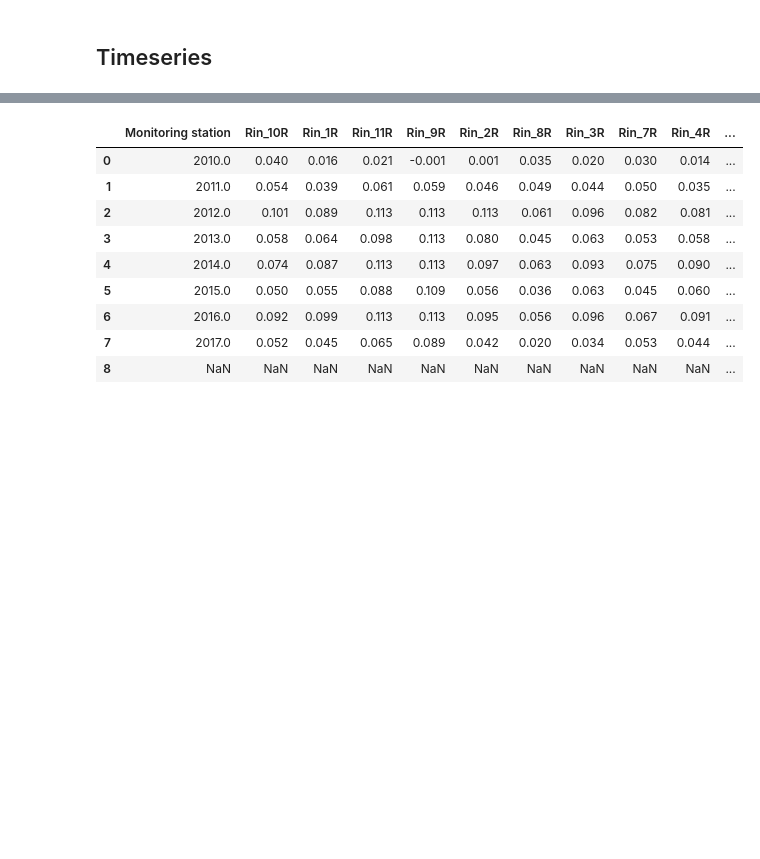
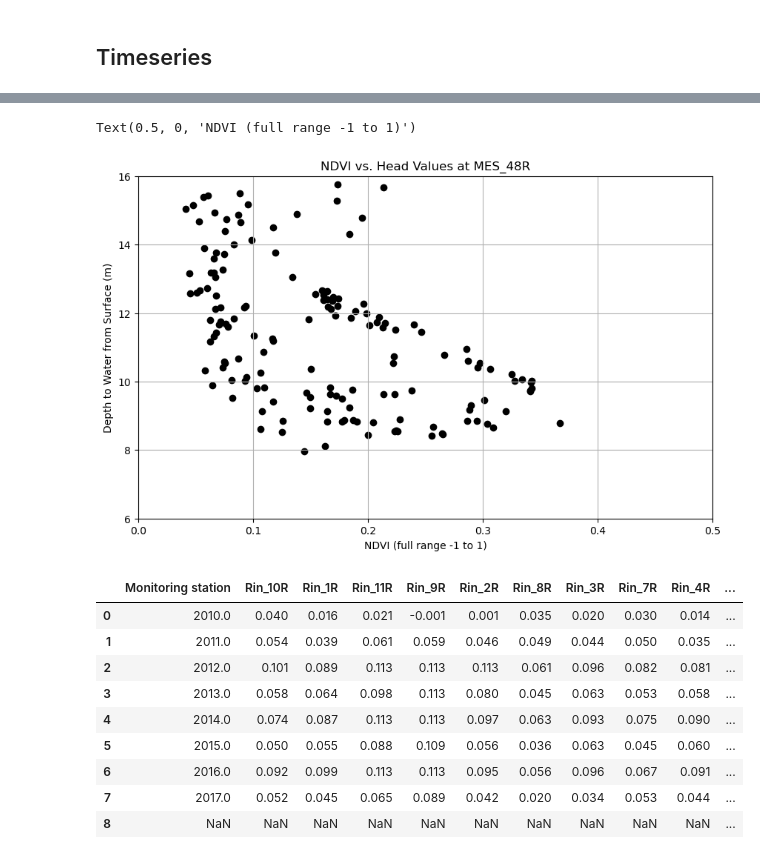
Before and after one commit to dtadych/Tadych_PlanetData_Challenge, a Jupyter notebook: RioGrandeAnalysis_Expanded_JustAnalysis.ipynb, the cells around one changed output, grey strips where cells are left out. Saved outputs shown, nothing was run; the diff lists cells and outputs as text; code cells hidden in the pictures; blank space fills up the shorter version.

```diff
--- a/RioGrandeAnalysis_Expanded_JustAnalysis.ipynb
+++ b/RioGrandeAnalysis_Expanded_JustAnalysis.ipynb
@@ -820,0 +880,6 @@ Text(0, 0.5, 'NDVI (-1 to 1)')
+# %%
+head = head_rawdata[['DateTime','DTW_Surface']]
+head.set_index("DateTime", inplace=True)
+head.index = pd.to_datetime(head.index)
+head = head.reset_index()
+head.info()
@@ -820,0 +896,5 @@ Text(0, 0.5, 'NDVI (-1 to 1)')
+# %%
+NDVI_ts_df_formerge = NDVI_ts_df.copy()
+del NDVI_ts_df_formerge['Year']
+NDVI_ts_df_formerge = NDVI_ts_df_formerge.reset_index()
+NDVI_ts_df_formerge
@@ -820,0 +915,5 @@ Text(0, 0.5, 'NDVI (-1 to 1)')
+# %%
+NDVI_ts_df_formerge.rename(columns = {'time':'date'}, inplace=True)
+head.rename(columns = {'DateTime':'date'}, inplace=True)
+# %%
+head_ndvi = NDVI_ts_df_formerge.merge(head, on=['date'],how='inner')
@@ -821,3 +936,24 @@ Text(0, 0.5, 'NDVI (-1 to 1)')
+# %%
+df = head_ndvi
+f, ax = plt.subplots(figsize=(10,6))
+# ax.scatter(NDVI_ts.index, NDVI_ts[0], color='red')
+ax.scatter(df['NDVI'].values, df['DTW_Surface'].values, c='black',label = 'NDVI Range')
+# ax.scatter(df['NDVI'].values, head_studyareas['Rin_2R'].values, c='black',label = 'NDVI Range')
+# ax.scatter(df['NDVI'].values, head_studyareas['Rin_12R'].values, c='black',label = 'NDVI Range')
+# ax2.hlines(y=0.113, xmin = 2009.5, xmax = 2017.5,color='grey',linestyles='--')
+# ax2.hlines(y=0, xmin = 2009.5, xmax = 2017.5,color='grey',linestyles='--')
+# ax2.hlines(y=0.0915, xmin = 2009.5, xmax = 2017.5,color='grey',linestyles='--')
+# ax.axvspan("2017-06-10T12:00:00.000Z", "2018-06-16T00:00:00.000Z", color='grey', alpha=0.5, lw=0, label="Satellite relaunch gap")
+ax.set(title="NDVI vs. Head Values at "+site_name)
+ax.set_xlim(0,0.5)
+ax.set_ylim(6,16)
+# ax.legend(loc = 'lower left')
+ax.grid(zorder = 0)
+ax.set_ylabel('Depth to Water from Surface (m)')
+ax.set_xlabel('NDVI (full range -1 to 1)')
+# %% [output]
+Text(0.5, 0, 'NDVI (full range -1 to 1)')
+[figure, added]
 # %%
 # Reading in KC's data
 seepage = pd.read_csv('Data/From_KC/Flow_values.csv')
```
Also changed, not shown: parts of 19 cells of this notebook, 7 other files.
